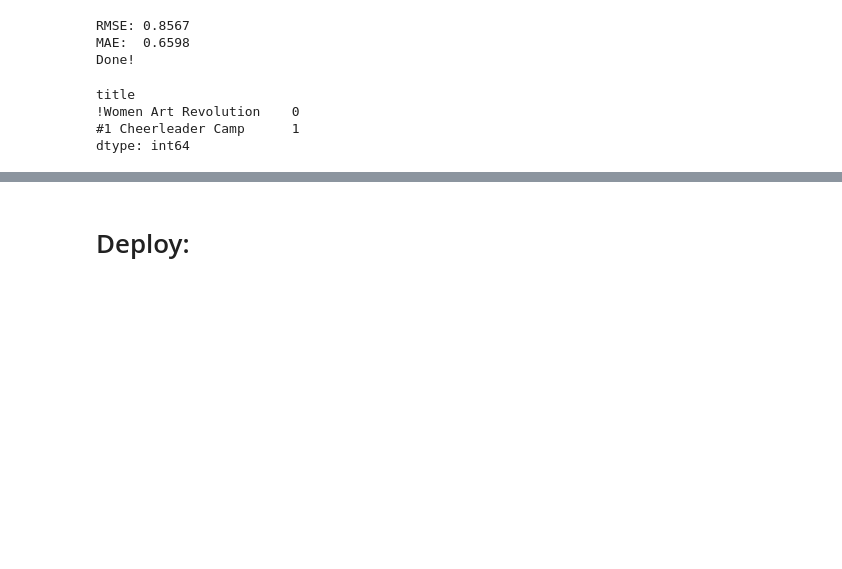
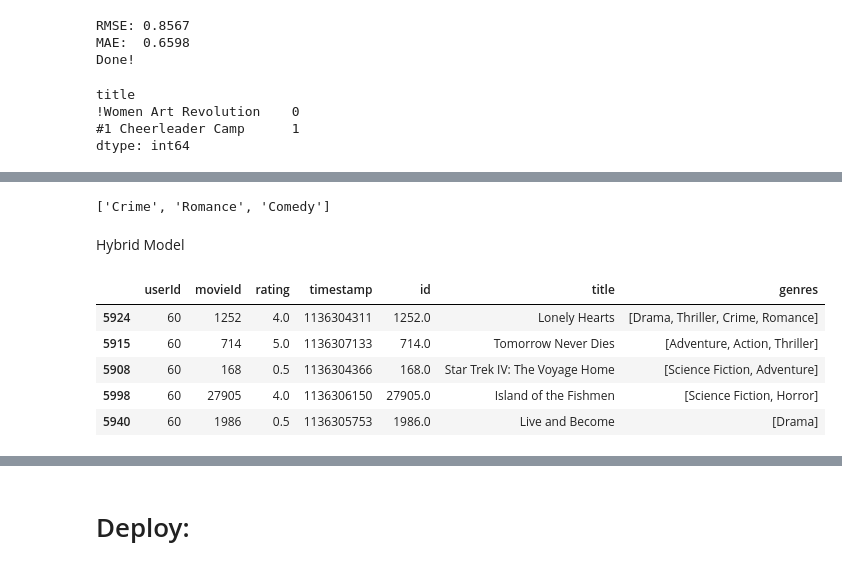
Before and after one commit to abrilnoguera/TMDBChatbot, a Jupyter notebook: trabajoAPA.ipynb, the cells around one changed output, grey strips where cells are left out. Cells and saved outputs as stored; diff of their text form; code cells hidden in the pictures; blank space fills up the shorter version.

Commit message:
hybrid model

```diff
--- a/trabajoAPA.ipynb
+++ b/trabajoAPA.ipynb
@@ -1954,0 +1886,6 @@ AttributeError: 'Series' object has no attribute 'genres'
+# %%
+user_top_genre(1)
+# %% [output]
+['Crime', 'Romance', 'Comedy']
+# %% [markdown]
+Hybrid Model
@@ -1954,0 +1898,10 @@ AttributeError: 'Series' object has no attribute 'genres'
+# %%
+test_movies = test[test['userId'] == 60]
+test_movies.head()
+# %% [output]
+|  | userId | movieId | rating | timestamp | id | title | genres |
+| 5924 | 60 | 1252 | 4.0 | 1136304311 | 1252.0 | Lonely Hearts | [Drama, Thriller, Crime, Romance] |
+| 5915 | 60 | 714 | 5.0 | 1136307133 | 714.0 | Tomorrow Never Dies | [Adventure, Action, Thriller] |
+| 5908 | 60 | 168 | 0.5 | 1136304366 | 168.0 | Star Trek IV: The Voyage Home | [Science Fiction, Adventure] |
+| 5998 | 60 | 27905 | 4.0 | 1136306150 | 27905.0 | Island of the Fishmen | [Science Fiction, Horror] |
+| 5940 | 60 | 1986 | 0.5 | 1136305753 | 1986.0 | Live and Become | [Drama] |
```
Also changed, not shown: parts of 27 cells of this notebook, 2 other files.
